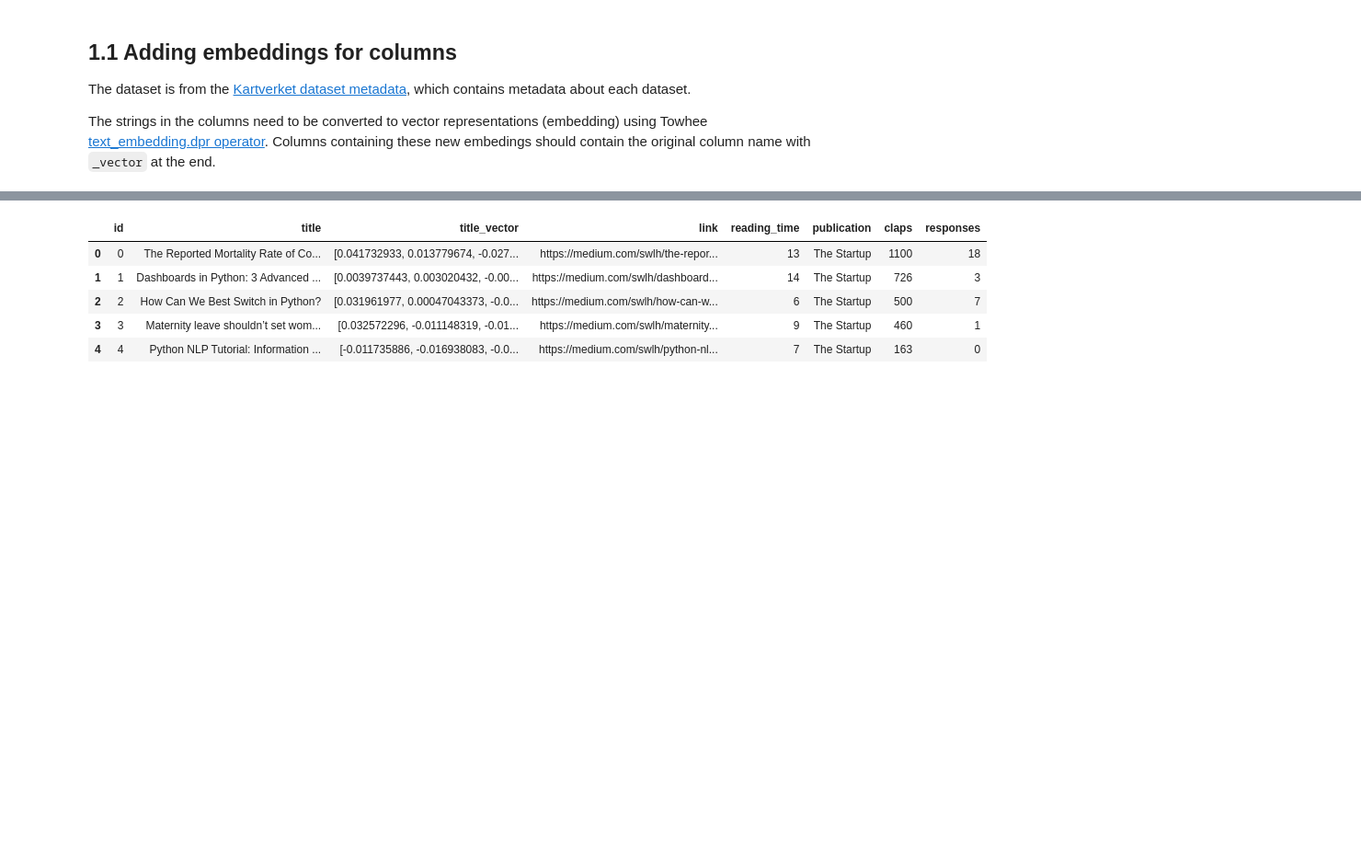
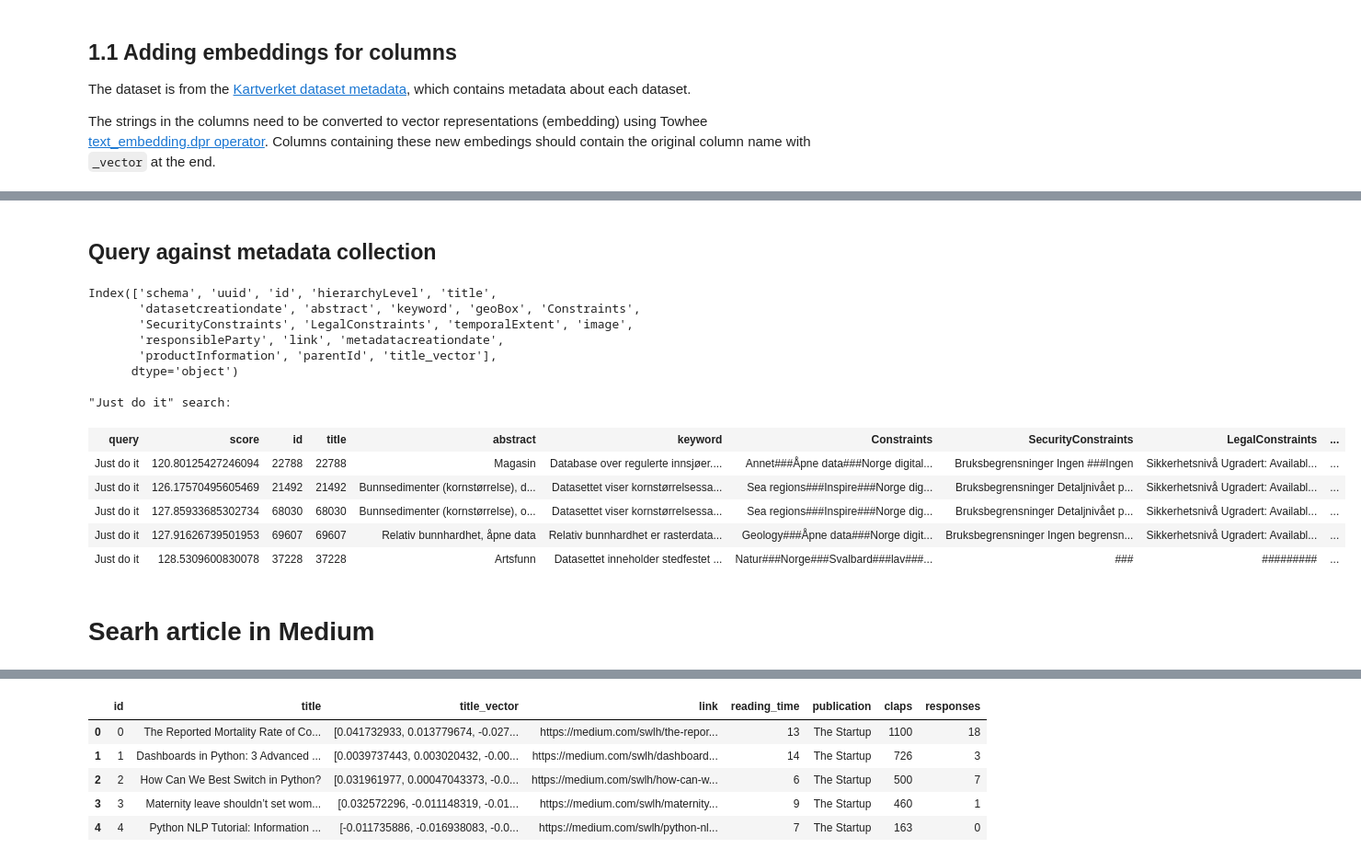
Before and after one commit to williamaredal/Milvus-Vector-Database, a Jupyter notebook: search_article_in_medium.ipynb, the cells around one changed output, grey strips where cells are left out. Shown: that part at 92% size. Cells and saved outputs as stored; diff of their text form; code cells hidden in the pictures; blank space fills up the shorter version.

```diff
--- a/search_article_in_medium.ipynb
+++ b/search_article_in_medium.ipynb
@@ -159,0 +246,55 @@ kartverket_collection = kartverket_create_milvus_collection('kartverket_metadata
+# %% [markdown]
+## Query against metadata collection
+# %%
+import numpy as np
+# Variables specifying what column and collection to perform ANN comparrison against
+vector_columns = ['title_vector']
+collection_name = 'kartverket_metadata'
+
+print(df_kartverket.columns)
+# What columns to return for view
+response_output = [
+       'id', 'title',
+       'abstract', 'keyword', 'Constraints',
+       'SecurityConstraints', 'LegalConstraints',
+       'responsibleParty', 'productInformation', 'parentId'
+]
+
+
+demo_pipe = (pipe.input('query')
+                    .map('query', 'vec', ops.text_embedding.dpr(model_name="facebook/dpr-ctx_encoder-single-nq-base"))
+                    .map('vec', 'vec', lambda x: x / np.linalg.norm(x, axis=0))
+                    .flat_map('vec', ('id', 'score', 'title',
+       'abstract', 'keyword', 'Constraints',
+       'SecurityConstraints', 'LegalConstraints',
+       'responsibleParty', 'productInformation', 'parentId'),
+                                       ops.ann_search.milvus_client(host=server_host,
+                                                                    port=server_port,
+                                                                    collection_name=collection_name,
+                                                                    vector_field=vector_columns,
+                                                                    output_fields=response_output,
+                                                                    limit=5))
+                    .output(*['query', 'score'], *response_output)
+               )
+
+kartverket_question1 = 'Just do it'
+print(f'\n"{kartverket_question1}" search:')
+res_kartverket1 = demo_pipe(kartverket_question1)
+DataCollection(res_kartverket1).show()
+# %% [output]
+Index(['schema', 'uuid', 'id', 'hierarchyLevel', 'title',
+       'datasetcreationdate', 'abstract', 'keyword', 'geoBox', 'Constraints',
+       'SecurityConstraints', 'LegalConstraints', 'temporalExtent', 'image',
+       'responsibleParty', 'link', 'metadatacreationdate',
+       'productInformation', 'parentId', 'title_vector'],
+      dtype='object')
+
+"Just do it" search:
+| query | score | id | title | abstract | keyword | Constraints | SecurityConstraints | LegalConstraints | ... |
+| Just do it | 120.80125427246094 | 22788 | 22788 | Magasin | Database over regulerte innsjøer.... | Annet###Åpne data###Norge digital... | Bruksbegrensninger Ingen ###Ingen | Sikkerhetsnivå Ugradert: Availabl... | ... |
+| Just do it | 126.17570495605469 | 21492 | 21492 | Bunnsedimenter (kornstørrelse), d... | Datasettet viser kornstørrelsessa... | Sea regions###Inspire###Norge dig... | Bruksbegrensninger Detaljnivået p... | Sikkerhetsnivå Ugradert: Availabl... | ... |
+| Just do it | 127.85933685302734 | 68030 | 68030 | Bunnsedimenter (kornstørrelse), o... | Datasettet viser kornstørrelsessa... | Sea regions###Inspire###Norge dig... | Bruksbegrensninger Detaljnivået p... | Sikkerhetsnivå Ugradert: Availabl... | ... |
+| Just do it | 127.91626739501953 | 69607 | 69607 | Relativ bunnhardhet, åpne data | Relativ bunnhardhet er rasterdata... | Geology###Åpne data###Norge digit... | Bruksbegrensninger Ingen begrensn... | Sikkerhetsnivå Ugradert: Availabl... | ... |
+| Just do it | 128.5309600830078 | 37228 | 37228 | Artsfunn | Datasettet inneholder stedfestet ... | Natur###Norge###Svalbard###lav###... | ### | ######### | ... |
+# %% [markdown]
+# Searh article in Medium
```
Also changed, not shown: parts of 25 cells of this notebook, 2 other files.
